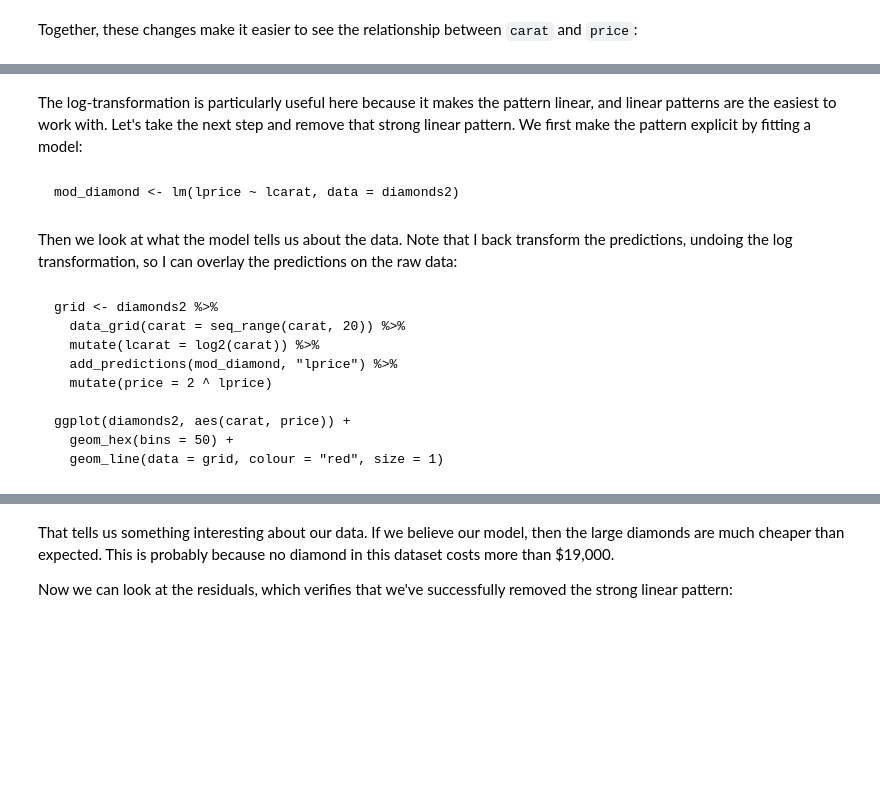
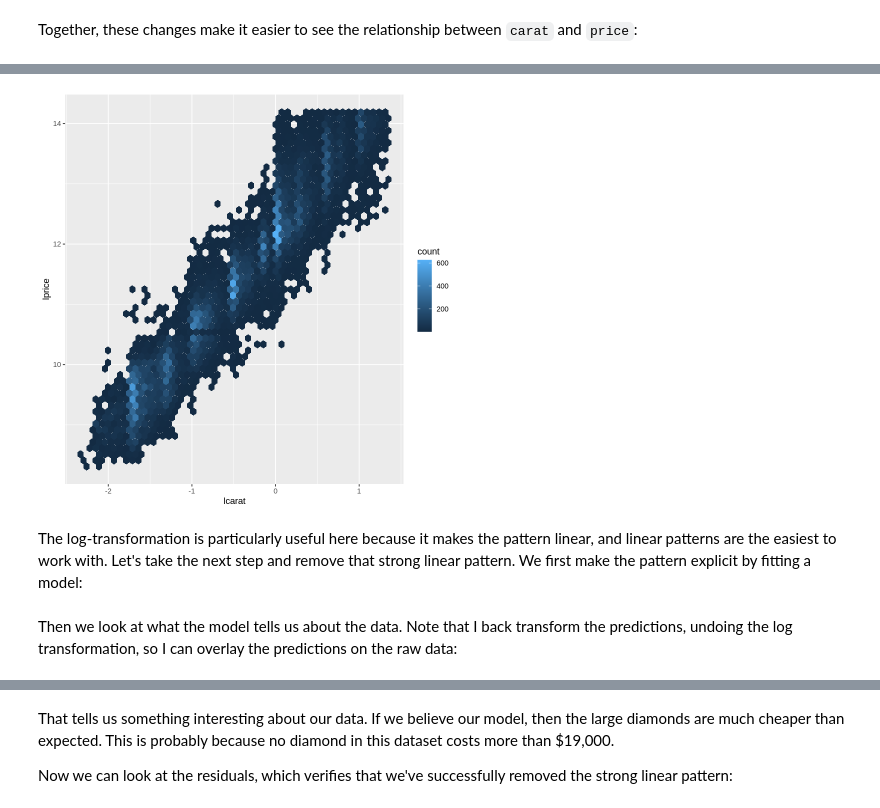
Before and after one commit to fralfaro/r4ds-book, a Jupyter notebook: docs/24_model_building.ipynb, the cells around one changed output, grey strips where cells are left out. Drawn from its saved outputs; the diff is of its cells as text; code cells hidden in the pictures; blank space fills up the shorter version.

````diff
--- a/docs/24_model_building.ipynb
+++ b/docs/24_model_building.ipynb
@@ -76,3 +69,7 @@ diamonds2 <- diamonds %>%
+# %%
+diamonds2 <- diamonds %>%
+  filter(carat <= 2.5) %>%
+  mutate(lprice = log2(price), lcarat = log2(carat))
 # %% [markdown]
 
 Together, these changes make it easier to see the relationship between `carat` and `price`:
@@ -85,8 +76,8 @@ ggplot(diamonds2, aes(lcarat, lprice)) +
+# %%
+ggplot(diamonds2, aes(lcarat, lprice)) +
+  geom_hex(bins = 50)
+# %% [output]
+[figure, added]
 # %% [markdown]
 
 The log-transformation is particularly useful here because it makes the pattern linear, and linear patterns are the easiest to work with. Let's take the next step and remove that strong linear pattern. We first make the pattern explicit by fitting a model:
-# %% [markdown]
-
-```{r}
-mod_diamond <- lm(lprice ~ lcarat, data = diamonds2)
-```
@@ -93,16 +86,3 @@ mod_diamond <- lm(lprice ~ lcarat, data = diamonds2)
 # %% [markdown]
 
 Then we look at what the model tells us about the data. Note that I back transform the predictions, undoing the log transformation, so I can overlay the predictions on the raw data:
-# %% [markdown]
-
-```{r}
-grid <- diamonds2 %>%
-  data_grid(carat = seq_range(carat, 20)) %>%
-  mutate(lcarat = log2(carat)) %>%
-  add_predictions(mod_diamond, "lprice") %>%
-  mutate(price = 2 ^ lprice)
-
-ggplot(diamonds2, aes(carat, price)) +
-  geom_hex(bins = 50) +
-  geom_line(data = grid, colour = "red", size = 1)
-```
````
Also changed, not shown: parts of 62 cells of this notebook.
